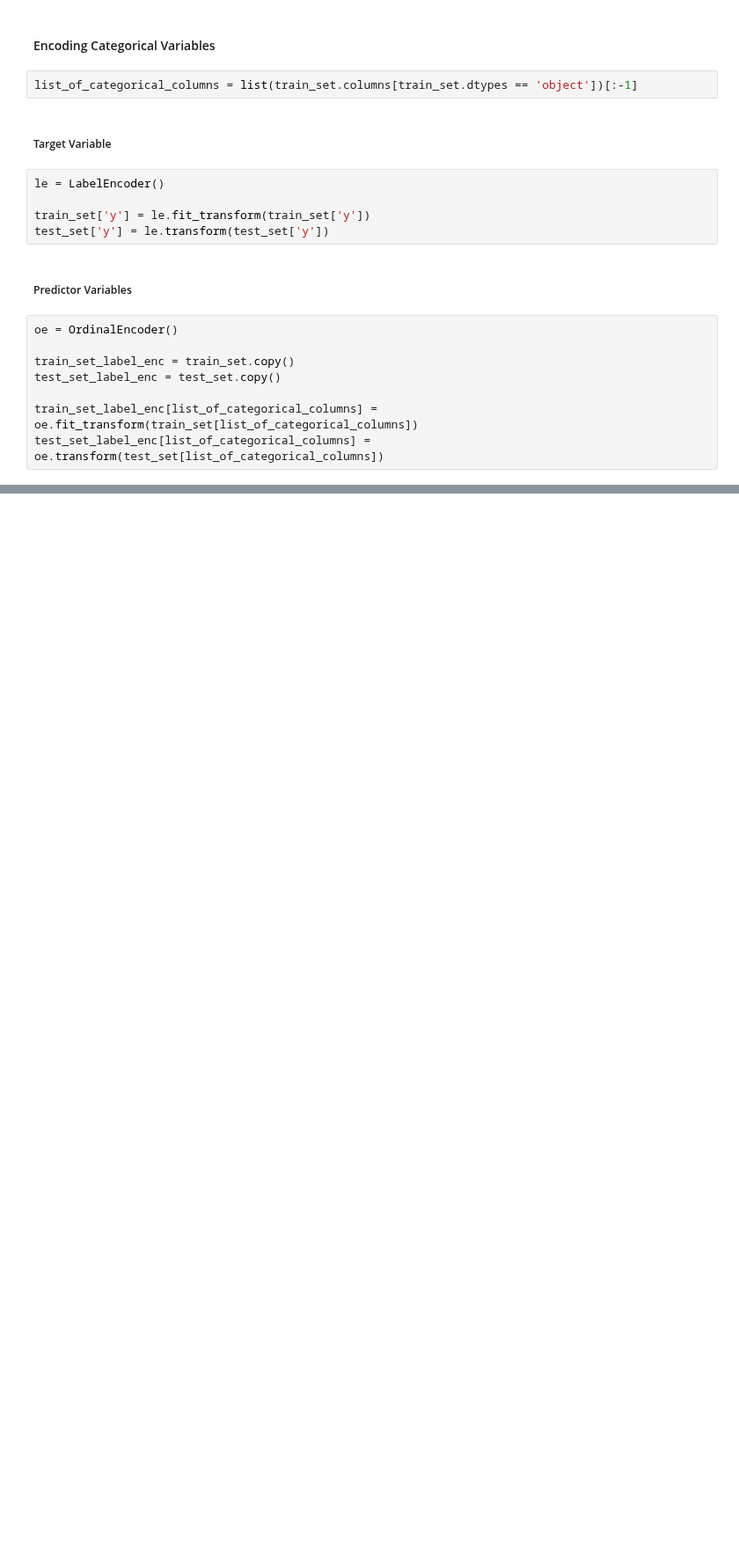
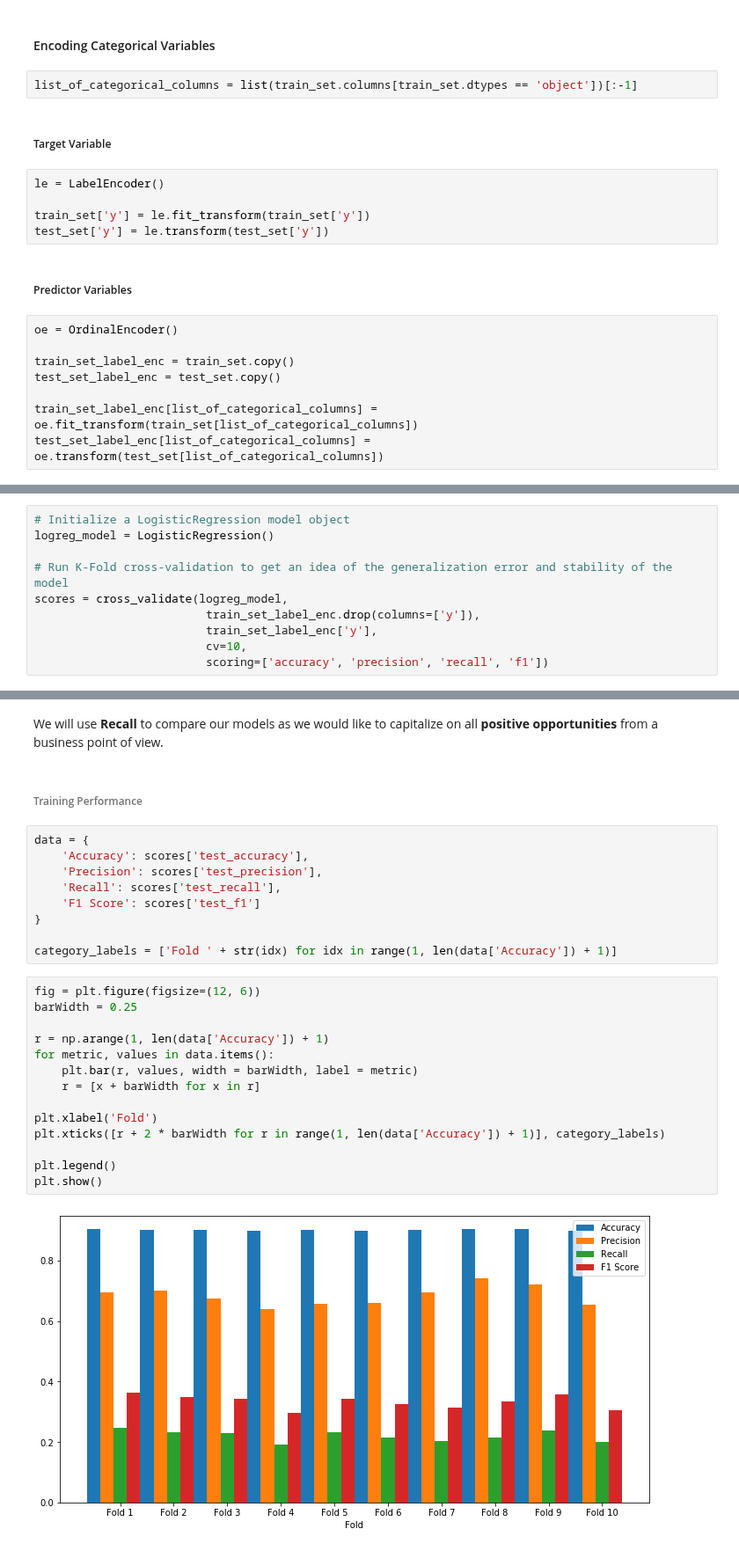
Before and after one commit to priyasharma1908/Term_deposit, a Jupyter notebook: Term_Deposit_Case_Study.ipynb, the cells around one changed output, grey strips where cells are left out. Shown at 88% size. Cells and saved outputs as stored; diff of their text form; blank space fills up the shorter version.

Commit message:
docs: Created models for prediction of target variable; Added next steps.

```diff
--- a/Term_Deposit_Case_Study.ipynb
+++ b/Term_Deposit_Case_Study.ipynb
@@ -827,0 +836,10 @@ test_set_label_enc[list_of_categorical_columns] = oe.transform(test_set[list_of_
+# %%
+# Initialize a LogisticRegression model object
+logreg_model = LogisticRegression()
+
+# Run K-Fold cross-validation to get an idea of the generalization error and stability of the model
+scores = cross_validate(logreg_model,
+                         train_set_label_enc.drop(columns=['y']),
+                         train_set_label_enc['y'],
+                         cv=10,
+                         scoring=['accuracy', 'precision', 'recall', 'f1'])
@@ -827,0 +868,29 @@ test_set_label_enc[list_of_categorical_columns] = oe.transform(test_set[list_of_
+# %% [markdown]
+We will use **Recall** to compare our models as we would like to capitalize on all **positive opportunities** from a business point of view.
+# %% [markdown]
+###### Training Performance
+# %%
+data = {
+    'Accuracy': scores['test_accuracy'],
+    'Precision': scores['test_precision'],
+    'Recall': scores['test_recall'],
+    'F1 Score': scores['test_f1']
+}
+
+category_labels = ['Fold ' + str(idx) for idx in range(1, len(data['Accuracy']) + 1)]
+# %%
+fig = plt.figure(figsize=(12, 6))
+barWidth = 0.25
+
+r = np.arange(1, len(data['Accuracy']) + 1)
+for metric, values in data.items():
+    plt.bar(r, values, width = barWidth, label = metric)
+    r = [x + barWidth for x in r]
+
+plt.xlabel('Fold')
+plt.xticks([r + 2 * barWidth for r in range(1, len(data['Accuracy']) + 1)], category_labels)
+
+plt.legend()
+plt.show()
+# %% [output]
+[figure, added]
```
Also changed, not shown: parts of 130 cells of this notebook.
